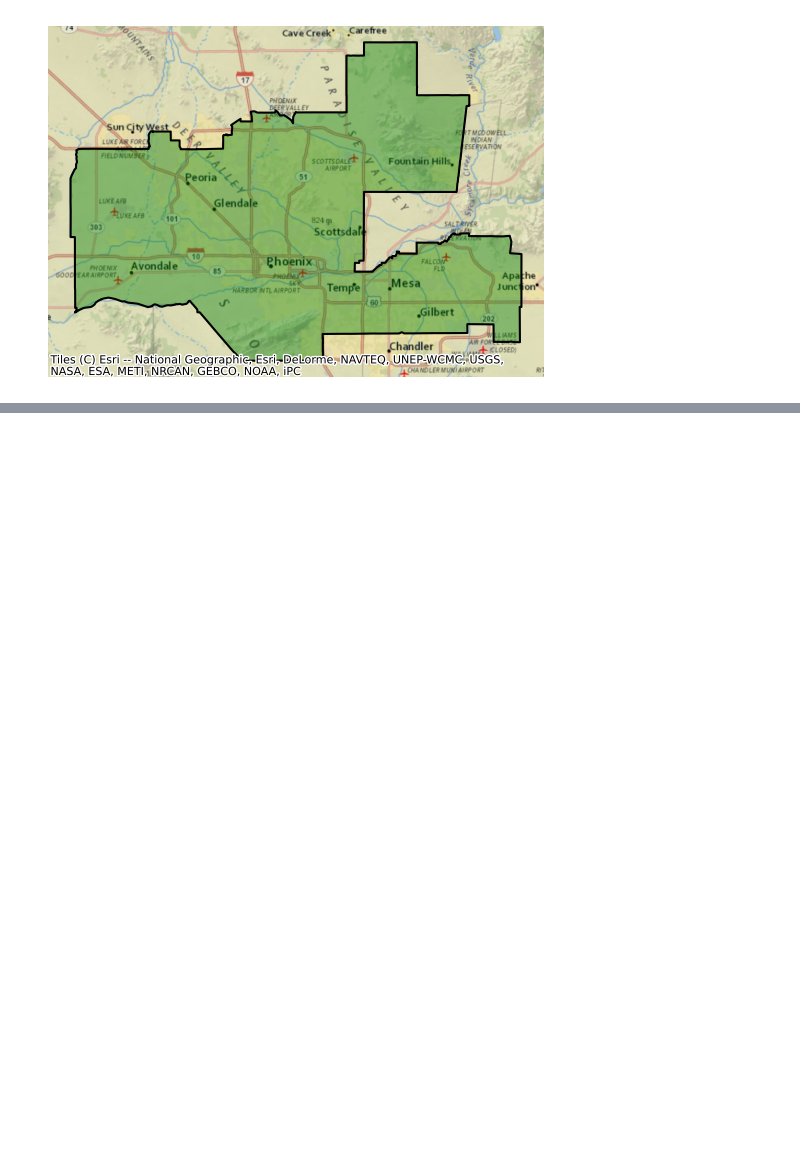
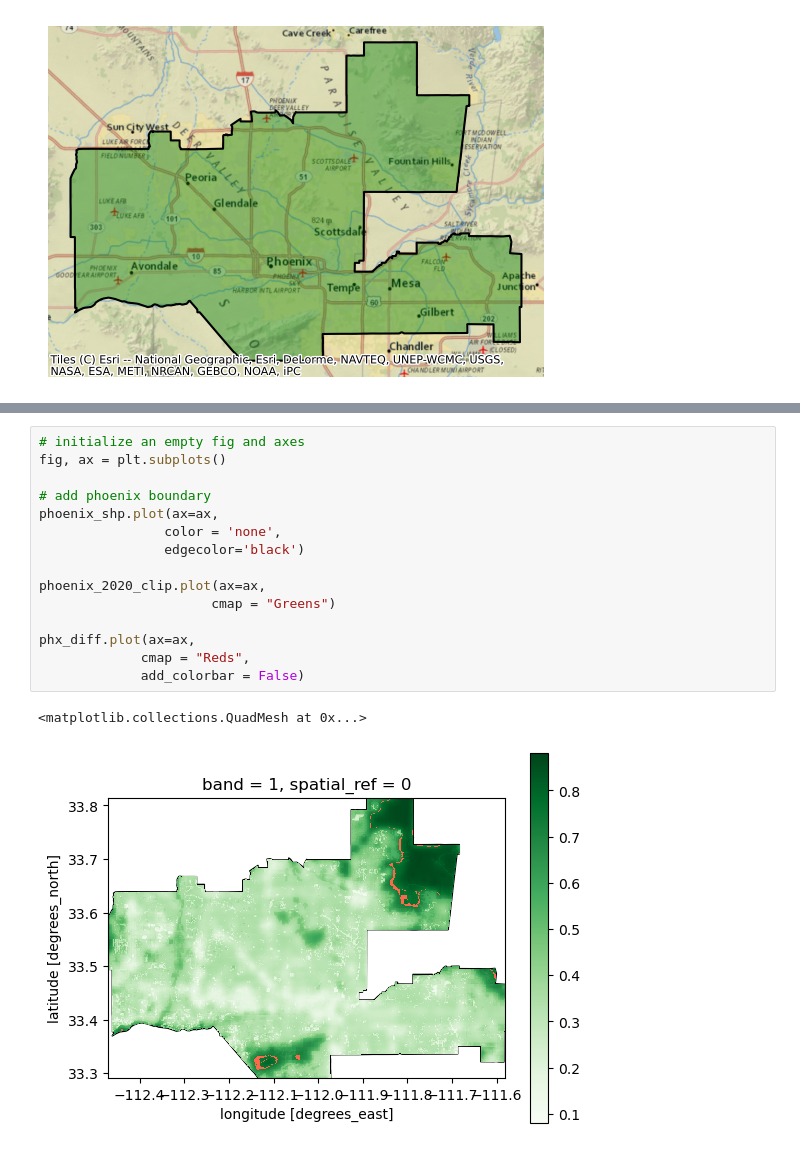
Before and after one commit to emmabeamitchell/Biodiversity_intactness, a Jupyter notebook: biodiversity_intactness.ipynb, the cells around one changed output, grey strips where cells are left out. Drawn from its saved outputs; the diff is of its cells as text; blank space fills up the shorter version.

```diff
--- a/biodiversity_intactness.ipynb
+++ b/biodiversity_intactness.ipynb
@@ -334,0 +409,18 @@ plt.show()
+# %%
+# initialize an empty fig and axes
+fig, ax = plt.subplots()
+
+# add phoenix boundary
+phoenix_shp.plot(ax=ax,
+                color = 'none',
+                edgecolor='black')
+
+phoenix_2020_clip.plot(ax=ax,
+                      cmap = "Greens")
+
+phx_diff.plot(ax=ax,
+             cmap = "Reds",
+             add_colorbar = False)
+# %% [output]
+<matplotlib.collections.QuadMesh at 0x...>
+[figure, added]
```
Also changed, not shown: parts of 16 cells of this notebook.
